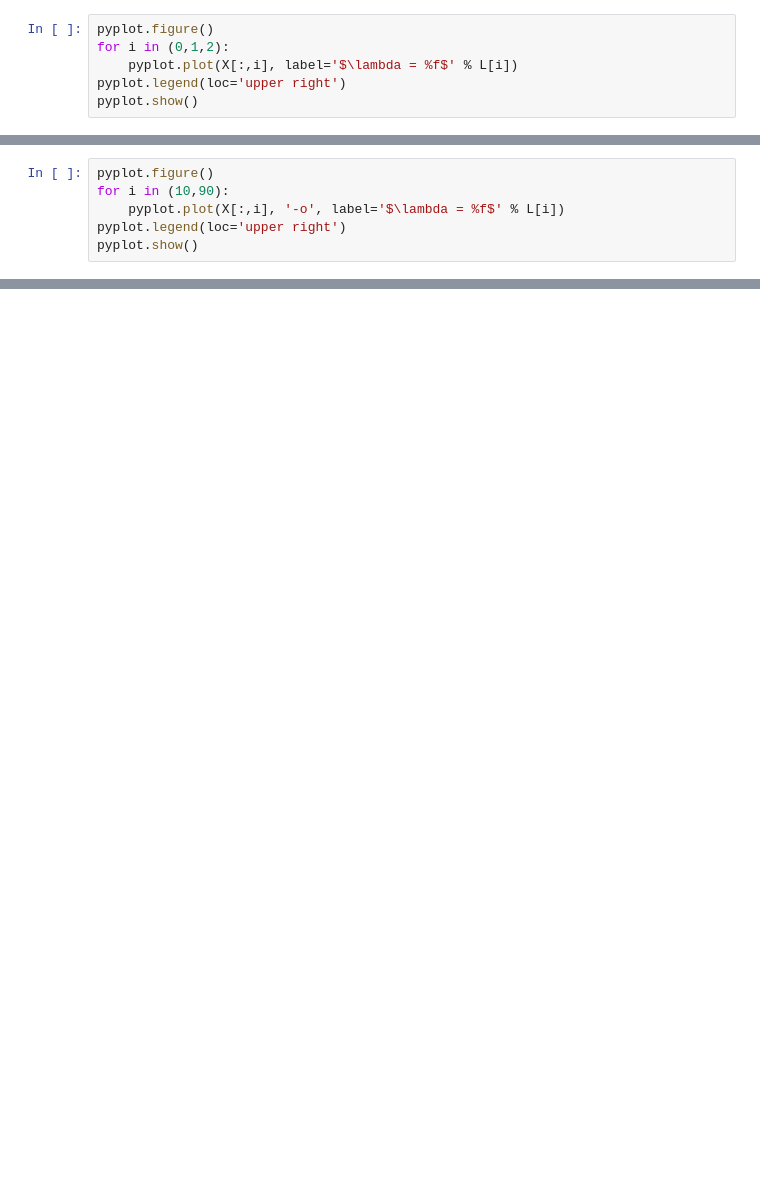
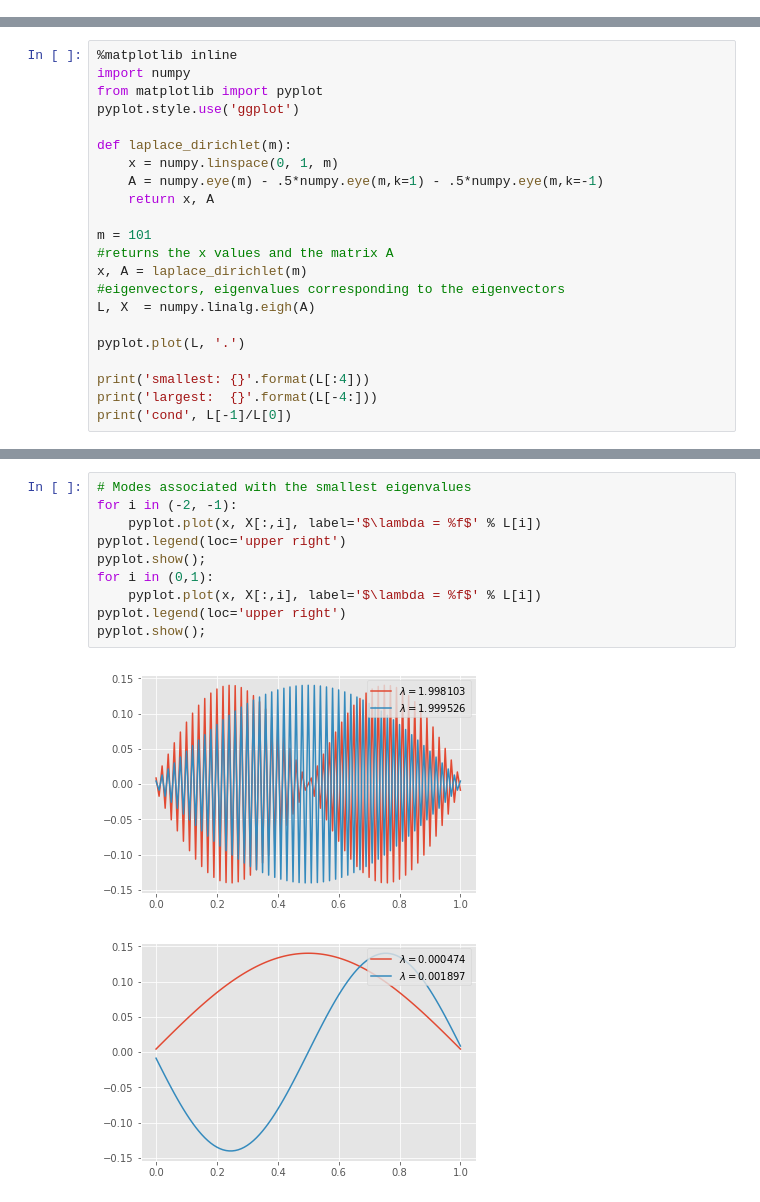
Before and after one commit to gandhiy/numpde, a Jupyter notebook: Multigrid.ipynb, the cells around one changed output, grey strips where cells are left out. Cells and saved outputs as stored; diff of their text form; blank space fills up the shorter version.

```diff
--- a/Multigrid.ipynb
+++ b/Multigrid.ipynb
@@ -26,6 +0,0 @@ cond 4215.9157276
-# %%
-pyplot.figure()
-for i in (0,1,2):
-    pyplot.plot(X[:,i], label='$\lambda = %f$' % L[i])
-pyplot.legend(loc='upper right')
-pyplot.show()
@@ -35,6 +0,0 @@ pyplot.show()
-# %%
-pyplot.figure()
-for i in (10,90):
-    pyplot.plot(X[:,i], '-o', label='$\lambda = %f$' % L[i])
-pyplot.legend(loc='upper right')
-pyplot.show()
@@ -188,0 +11,22 @@ pyplot.plot(Pc[:,5][idxinv], '-o')
+# %%
+%matplotlib inline
+import numpy
+from matplotlib import pyplot
+pyplot.style.use('ggplot')
+
+def laplace_dirichlet(m):
+    x = numpy.linspace(0, 1, m)
+    A = numpy.eye(m) - .5*numpy.eye(m,k=1) - .5*numpy.eye(m,k=-1)
+    return x, A
+
+m = 101
+#returns the x values and the matrix A
+x, A = laplace_dirichlet(m)
+#eigenvectors, eigenvalues corresponding to the eigenvectors
+L, X  = numpy.linalg.eigh(A)
+
+pyplot.plot(L, '.')
+
+print('smallest: {}'.format(L[:4]))
+print('largest:  {}'.format(L[-4:]))
+print('cond', L[-1]/L[0])
@@ -188,0 +38,13 @@ pyplot.plot(Pc[:,5][idxinv], '-o')
+# %%
+# Modes associated with the smallest eigenvalues
+for i in (-2, -1):
+    pyplot.plot(x, X[:,i], label='$\lambda = %f$' % L[i])
+pyplot.legend(loc='upper right')
+pyplot.show();
+for i in (0,1):
+    pyplot.plot(x, X[:,i], label='$\lambda = %f$' % L[i])
+pyplot.legend(loc='upper right')
+pyplot.show();
+# %% [output]
+[figure, added]
+[figure, added]
```
Also changed, not shown: parts of 56 cells of this notebook, 2 other files.
